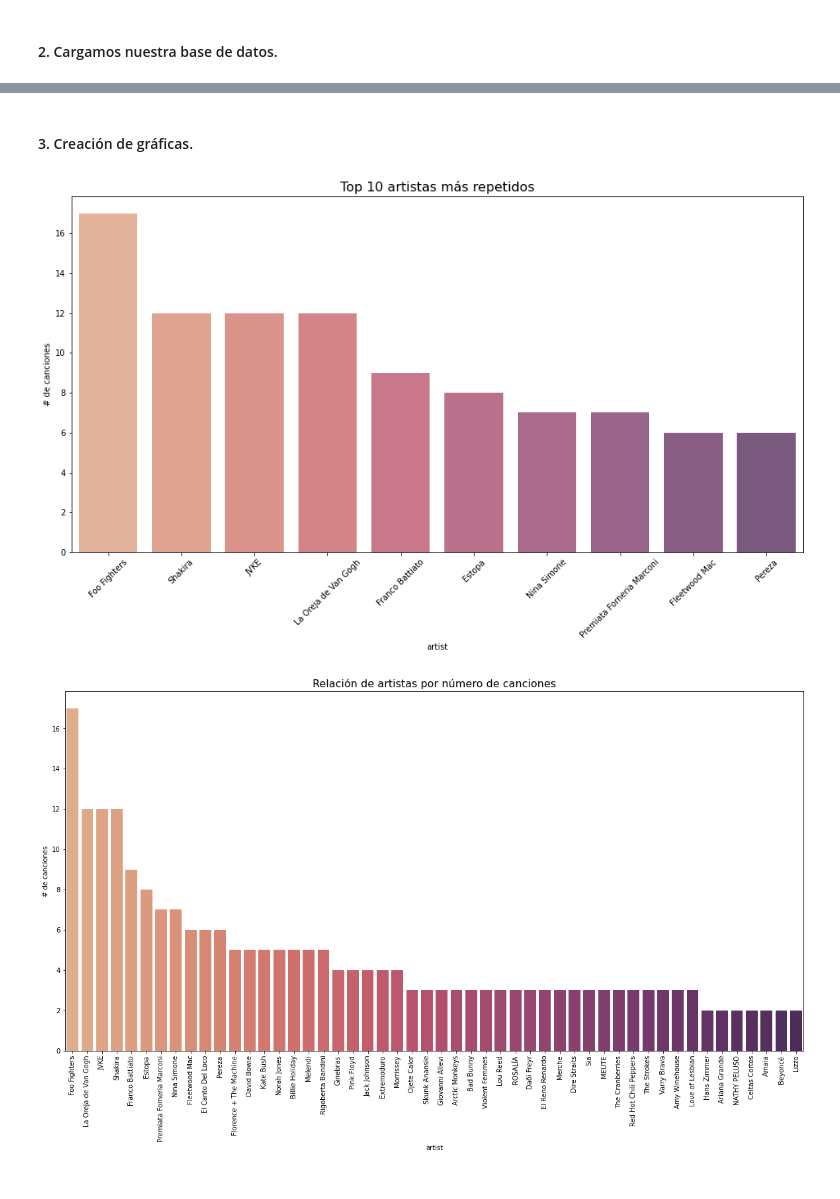
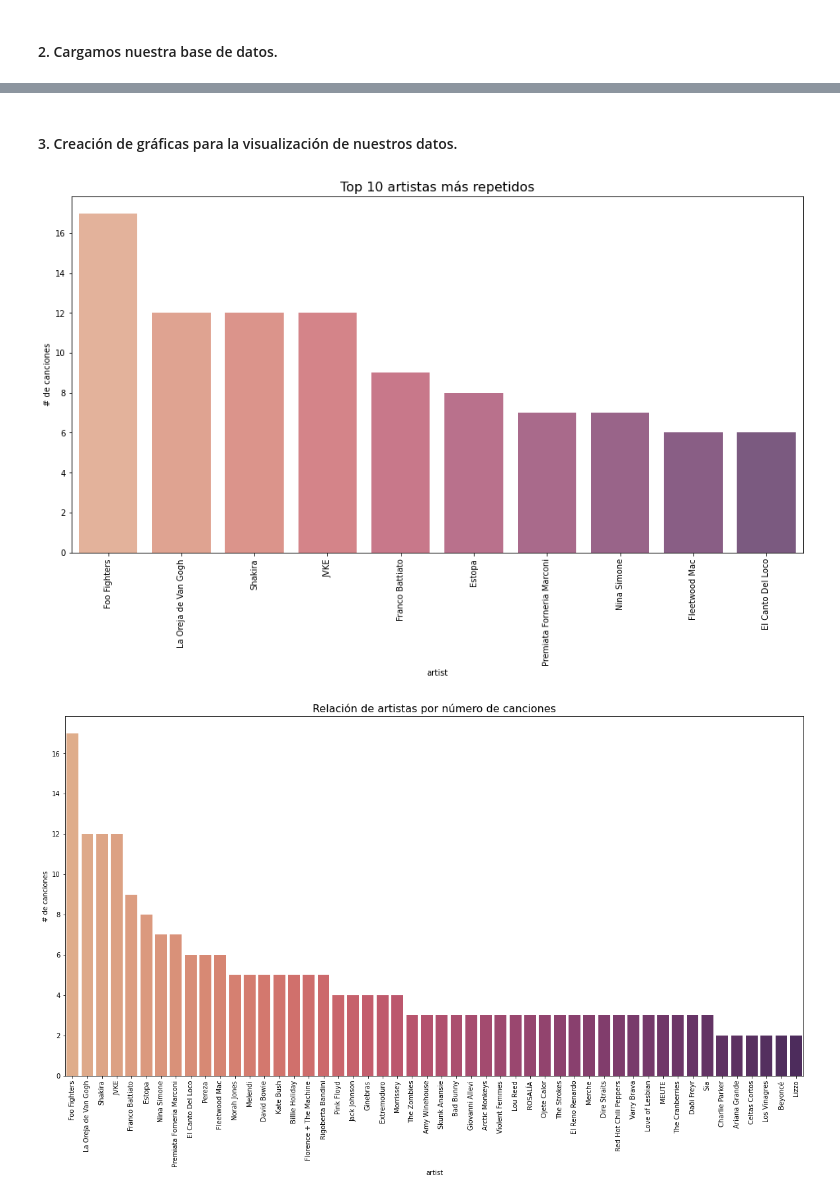
Before and after one commit to lau-ont/ETL-Spotify-Playlist-Favs, a Jupyter notebook: notebooks/Visualization.ipynb, the cells around one changed output, grey strips where cells are left out. Cells and saved outputs as stored; diff of their text form; code cells hidden in the pictures.

```diff
--- a/notebooks/Visualization.ipynb
+++ b/notebooks/Visualization.ipynb
@@ -14,7 +14,7 @@ import plotly.graph_objs as go
 # %% [markdown]
 #### 2. Cargamos nuestra base de datos.
 # %%
-df = pd.read_csv("../files/canciones_limpio.csv",index_col=0)
+df = pd.read_csv("../files/spotify_limpio.csv",index_col=0)
 df.head()
 # %% [output]
 |  | song | artist | album | duration | date_add | date_album | explicit | popularity | user | image | ... |
@@ -26,18 +27,18 @@ df.head()
 # %% [markdown]
-#### 3. Creación de gráficas.
+#### 3. Creación de gráficas para la visualización de nuestros datos.
 # %%
 top10 = df.value_counts('artist')
 top10 = top10[:10,]
 plt.figure(figsize=(16, 8))
 sns.barplot(x = top10.index, y = top10.values, alpha=0.8, palette='flare')
-plt.xticks(rotation=45)
+plt.xticks(rotation=90)
 plt.title('Top 10 artistas más repetidos', fontsize=16)
 plt.ylabel('# de canciones')
 
 plt.savefig("../graphics/top-artist.png")
 plt.show();
 # %% [output]
-[figure, old version]
+[figure, new version]
 # %%
 fig = plt.figure(figsize=(20,10))
 plt.xticks(rotation=90)
@@ -48,7 +49,7 @@ plt.ylabel('# de canciones')
 plt.savefig("../graphics/song-artist.png")
 plt.show()
 # %% [output]
-[figure, old version]
+[figure, new version]
 # %%
 top10 = df.value_counts('album')
 top10 = top10[:15,]
```
Also changed, not shown: parts of 7 cells of this notebook, 7 other files.
